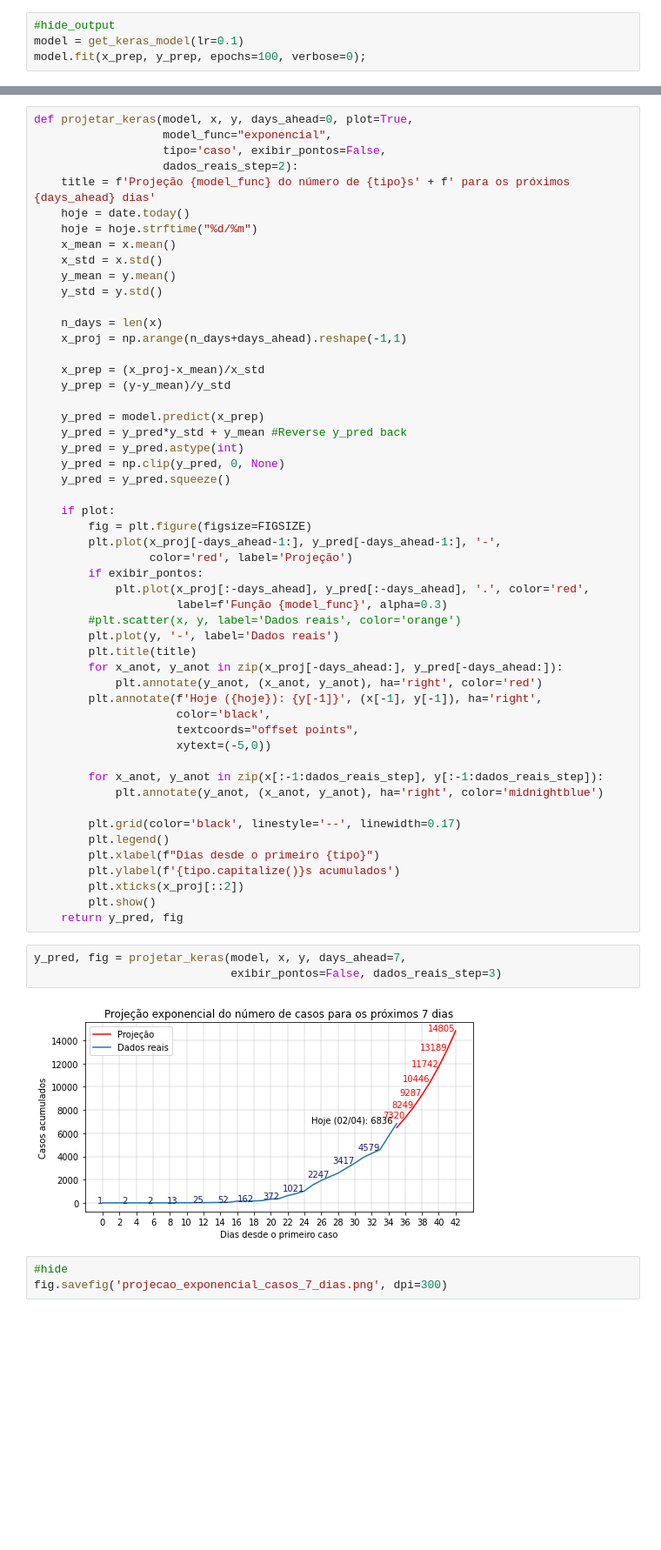
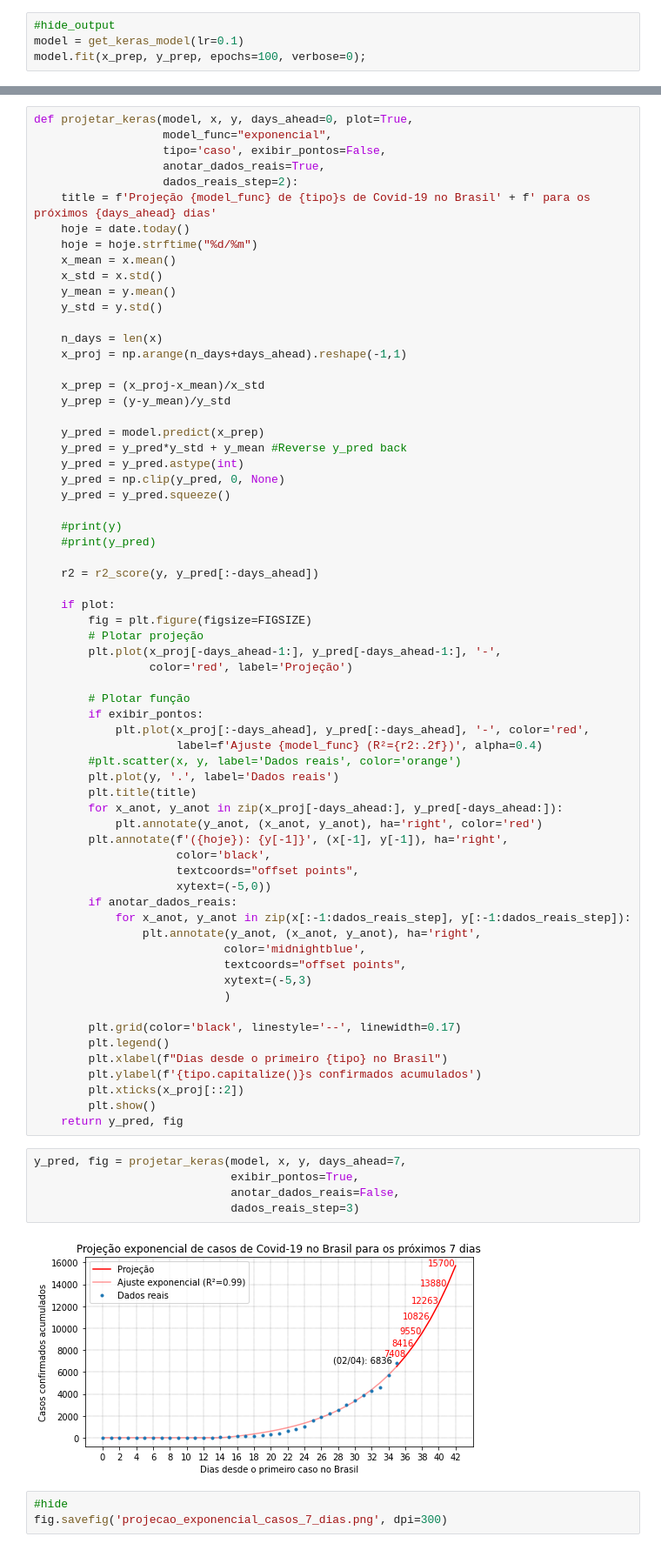
Before and after one commit to covid19graficos/relatorio, a Jupyter notebook: _notebooks/2020-04-01-projecao-brasil.ipynb, the cells around one changed output, grey strips where cells are left out. Shown at 87% size. Cells and saved outputs as stored; diff of their text form; blank space fills up the shorter version.

Commit message:
update charts and name fixer

```diff
--- a/_notebooks/2020-04-01-projecao-brasil.ipynb
+++ b/_notebooks/2020-04-01-projecao-brasil.ipynb
@@ -469,8 +466,9 @@ model.fit(x_prep, y_prep, epochs=100, verbose=0);
 def projetar_keras(model, x, y, days_ahead=0, plot=True,
                    model_func="exponencial",
                    tipo='caso', exibir_pontos=False,
+                   anotar_dados_reais=True,
                    dados_reais_step=2):
-    title = f'Projeção {model_func} do número de {tipo}s' + f' para os próximos {days_ahead} dias'
+    title = f'Projeção {model_func} de {tipo}s de Covid-19 no Brasil' + f' para os próximos {days_ahead} dias'
     hoje = date.today()
     hoje = hoje.strftime("%d/%m")
     x_mean = x.mean()
@@ -490,38 +488,52 @@ def projetar_keras(model, x, y, days_ahead=0, plot=True,
     y_pred = np.clip(y_pred, 0, None)
     y_pred = y_pred.squeeze()
 
+    #print(y)
+    #print(y_pred)
+
+    r2 = r2_score(y, y_pred[:-days_ahead])
+
     if plot:
         fig = plt.figure(figsize=FIGSIZE)
+        # Plotar projeção
         plt.plot(x_proj[-days_ahead-1:], y_pred[-days_ahead-1:], '-',
                  color='red', label='Projeção')
+
+        # Plotar função
         if exibir_pontos:
-            plt.plot(x_proj[:-days_ahead], y_pred[:-days_ahead], '.', color='red',
-                     label=f'Função {model_func}', alpha=0.3)
+            plt.plot(x_proj[:-days_ahead], y_pred[:-days_ahead], '-', color='red',
+                     label=f'Ajuste {model_func} (R²={r2:.2f})', alpha=0.4)
         #plt.scatter(x, y, label='Dados reais', color='orange')
-        plt.plot(y, '-', label='Dados reais')
+        plt.plot(y, '.', label='Dados reais')
         plt.title(title)
         for x_anot, y_anot in zip(x_proj[-days_ahead:], y_pred[-days_ahead:]):
             plt.annotate(y_anot, (x_anot, y_anot), ha='right', color='red')
-        plt.annotate(f'Hoje ({hoje}): {y[-1]}', (x[-1], y[-1]), ha='right',
+        plt.annotate(f'({hoje}): {y[-1]}', (x[-1], y[-1]), ha='right',
                      color='black',
                      textcoords="offset points",
                      xytext=(-5,0))
-
-        for x_anot, y_anot in zip(x[:-1:dados_reais_step], y[:-1:dados_reais_step]):
-            plt.annotate(y_anot, (x_anot, y_anot), ha='right', color='midnightblue')
+        if anotar_dados_reais:
+            for x_anot, y_anot in zip(x[:-1:dados_reais_step], y[:-1:dados_reais_step]):
+                plt.annotate(y_anot, (x_anot, y_anot), ha='right',
+                            color='midnightblue',
+                            textcoords="offset points",
+                            xytext=(-5,3)
+                            )
 
         plt.grid(color='black', linestyle='--', linewidth=0.17)
         plt.legend()
-        plt.xlabel(f"Dias desde o primeiro {tipo}")
-        plt.ylabel(f'{tipo.capitalize()}s acumulados')
+        plt.xlabel(f"Dias desde o primeiro {tipo} no Brasil")
+        plt.ylabel(f'{tipo.capitalize()}s confirmados acumulados')
         plt.xticks(x_proj[::2])
         plt.show()
     return y_pred, fig
 # %%
 y_pred, fig = projetar_keras(model, x, y, days_ahead=7,
-                             exibir_pontos=False, dados_reais_step=3)
+                             exibir_pontos=True,
+                             anotar_dados_reais=False,
+                             dados_reais_step=3)
 # %% [output]
-[figure, old version]
+[figure, new version]
 # %%
 #hide
 fig.savefig('projecao_exponencial_casos_7_dias.png', dpi=300)
```
Also changed, not shown: parts of 11 cells of this notebook, 1 other file.
